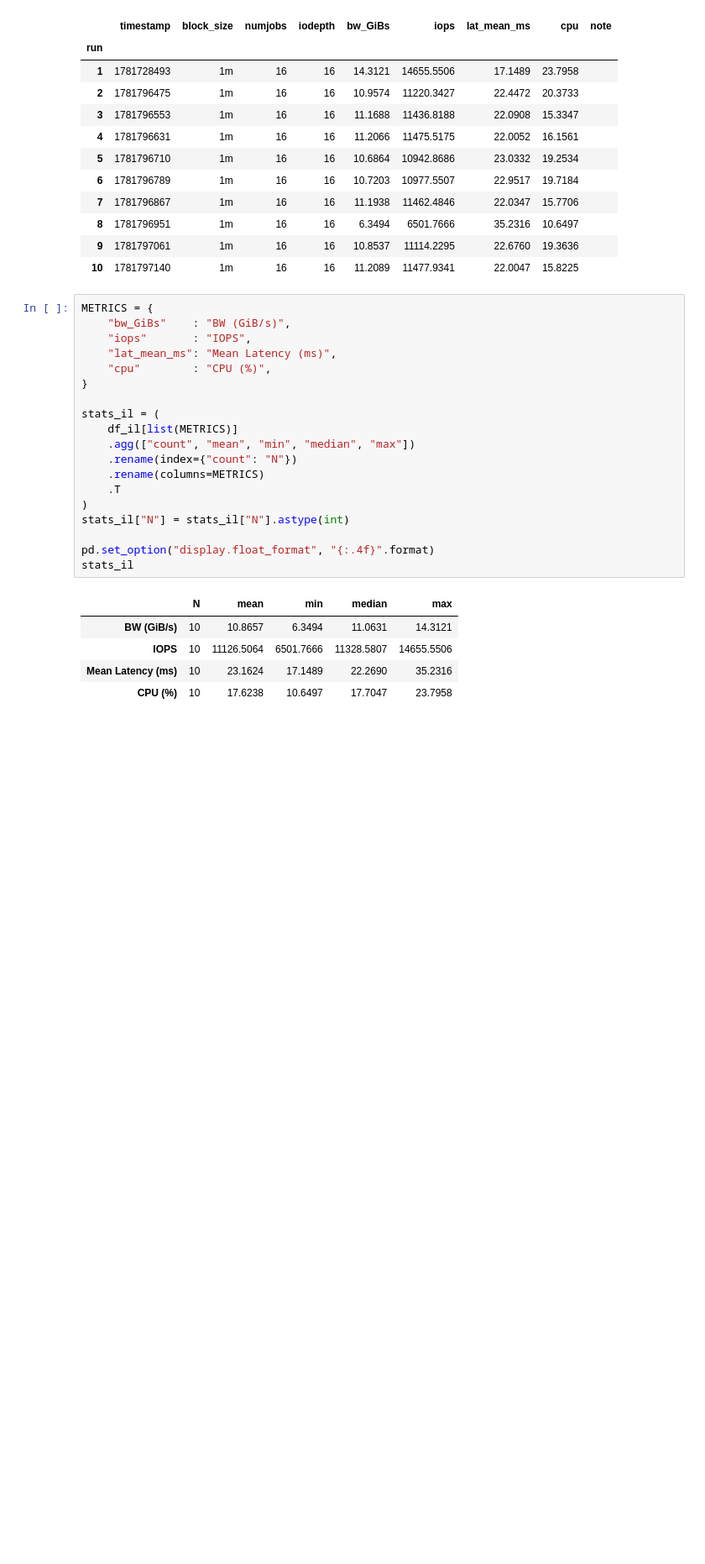
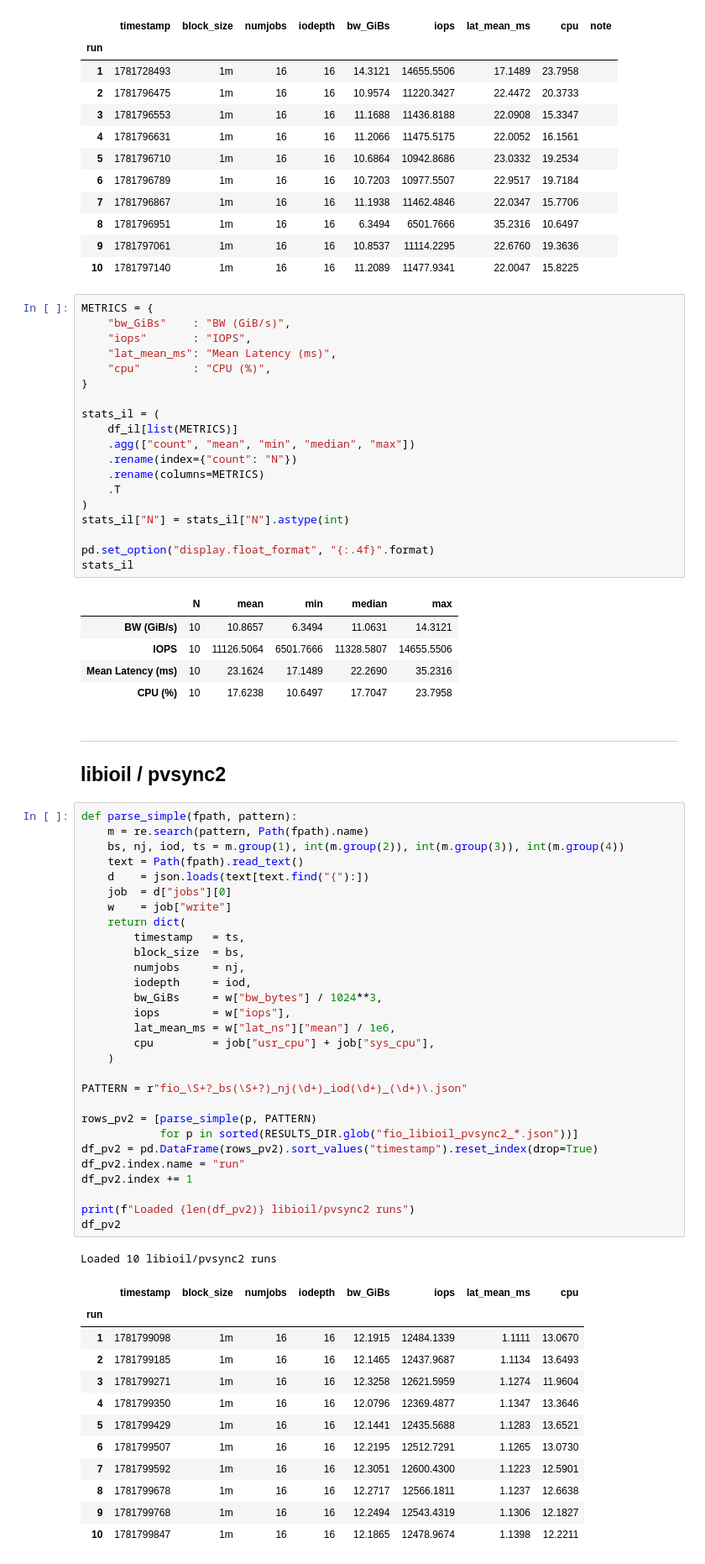
Before and after one commit to cissieAB/pdsw26_daos-bench, a Jupyter notebook: results/aurora/fio/3engines-rand_write/fio_engine_stats.ipynb, the cells around one changed output. Shown at 84% size. Cells and saved outputs as stored; diff of their text form; blank space fills up the shorter version.

```diff
--- a/results/aurora/fio/3engines-rand_write/fio_engine_stats.ipynb
+++ b/results/aurora/fio/3engines-rand_write/fio_engine_stats.ipynb
@@ -168,3 +170,49 @@ stats_il
 | IOPS | 10 | 11126.5064 | 6501.7666 | 11328.5807 | 14655.5506 |
 | Mean Latency (ms) | 10 | 23.1624 | 17.1489 | 22.2690 | 35.2316 |
 | CPU (%) | 10 | 17.6238 | 10.6497 | 17.7047 | 23.7958 |
+# %% [markdown]
+---
+## libioil / pvsync2
+# %%
+def parse_simple(fpath, pattern):
+    m = re.search(pattern, Path(fpath).name)
+    bs, nj, iod, ts = m.group(1), int(m.group(2)), int(m.group(3)), int(m.group(4))
+    text = Path(fpath).read_text()
+    d    = json.loads(text[text.find("{"):])
+    job  = d["jobs"][0]
+    w    = job["write"]
+    return dict(
+        timestamp   = ts,
+        block_size  = bs,
+        numjobs     = nj,
+        iodepth     = iod,
+        bw_GiBs     = w["bw_bytes"] / 1024**3,
+        iops        = w["iops"],
+        lat_mean_ms = w["lat_ns"]["mean"] / 1e6,
+        cpu         = job["usr_cpu"] + job["sys_cpu"],
+    )
+
+PATTERN = r"fio_\S+?_bs(\S+?)_nj(\d+)_iod(\d+)_(\d+)\.json"
+
+rows_pv2 = [parse_simple(p, PATTERN)
+            for p in sorted(RESULTS_DIR.glob("fio_libioil_pvsync2_*.json"))]
+df_pv2 = pd.DataFrame(rows_pv2).sort_values("timestamp").reset_index(drop=True)
+df_pv2.index.name = "run"
+df_pv2.index += 1
+
+print(f"Loaded {len(df_pv2)} libioil/pvsync2 runs")
+df_pv2
+# %% [output]
+Loaded 10 libioil/pvsync2 runs
+|  | timestamp | block_size | numjobs | iodepth | bw_GiBs | iops | lat_mean_ms | cpu |
+| run |  |  |  |  |  |  |  |  |
+| 1 | 1781799098 | 1m | 16 | 16 | 12.1915 | 12484.1339 | 1.1111 | 13.0670 |
+| 2 | 1781799185 | 1m | 16 | 16 | 12.1465 | 12437.9687 | 1.1134 | 13.6493 |
+| 3 | 1781799271 | 1m | 16 | 16 | 12.3258 | 12621.5959 | 1.1274 | 11.9604 |
+| 4 | 1781799350 | 1m | 16 | 16 | 12.0796 | 12369.4877 | 1.1347 | 13.3646 |
+| 5 | 1781799429 | 1m | 16 | 16 | 12.1441 | 12435.5688 | 1.1283 | 13.6521 |
+| 6 | 1781799507 | 1m | 16 | 16 | 12.2195 | 12512.7291 | 1.1265 | 13.0730 |
+| 7 | 1781799592 | 1m | 16 | 16 | 12.3051 | 12600.4300 | 1.1223 | 12.5901 |
+| 8 | 1781799678 | 1m | 16 | 16 | 12.2717 | 12566.1811 | 1.1237 | 12.6638 |
+| 9 | 1781799768 | 1m | 16 | 16 | 12.2494 | 12543.4319 | 1.1306 | 12.1827 |
+| 10 | 1781799847 | 1m | 16 | 16 | 12.1865 | 12478.9674 | 1.1398 | 12.2211 |
```
Also changed, not shown: parts of 6 cells of this notebook, 8 other files.
